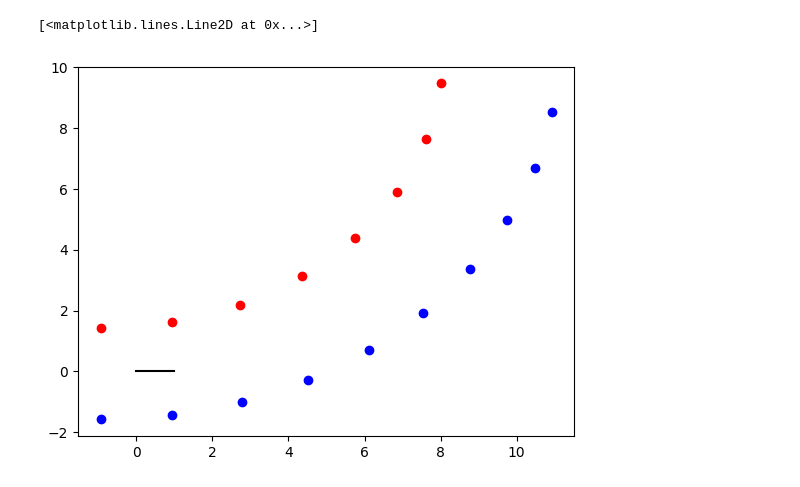
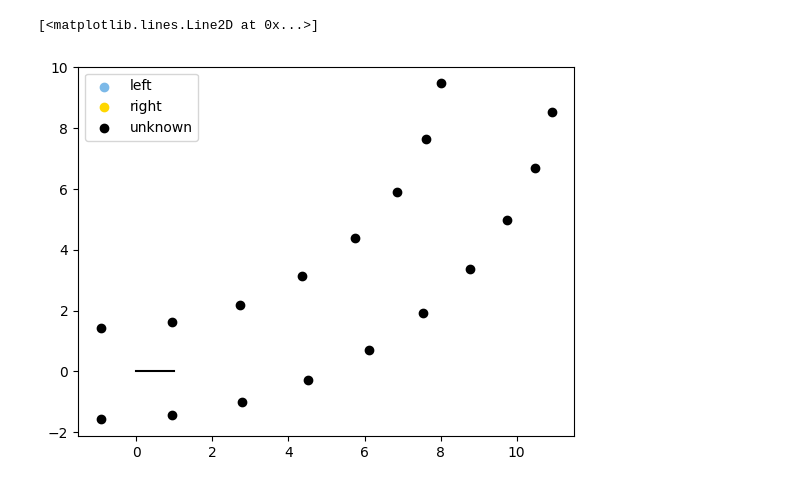
Before and after one commit to papalotis/ft-fsd-path-planning, a Jupyter notebook: fsd_path_planning/demo/simple_application.ipynb, the cells around one changed output. Cells and saved outputs as stored; diff of their text form; code cells hidden in the pictures.

```diff
--- a/fsd_path_planning/demo/simple_application.ipynb
+++ b/fsd_path_planning/demo/simple_application.ipynb
@@ -18,22 +18,37 @@ points_outer -= center
 
 rotated_points_inner = rotate(points_inner, -np.pi / 2)
 rotated_points_outer = rotate(points_outer, -np.pi / 2)
-cones_left = rotated_points_inner
-cones_right = rotated_points_outer
+cones_left_raw = rotated_points_inner
+cones_right_raw = rotated_points_outer
 
-car_position = np.array([0, 0])
-car_direction = np.array([1, 0])
-car_speed = 4
+car_position = np.array([0.0, 0.0])
+car_direction = np.array([1.0, 0.0])
+# %%
+idx_unknown = [3]
+
+mask_is_left = np.ones(len(cones_left_raw), dtype=bool)
+mask_is_left[:] = False
+
+mask_is_right = np.ones(len(cones_right_raw), dtype=bool)
+mask_is_right[:] = False
+
+cones_left = cones_left_raw[mask_is_left]
+cones_right = cones_right_raw[mask_is_right]
+cones_unknown = np.row_stack([cones_left_raw[~mask_is_left], cones_right_raw[~mask_is_right]])
 # %%
 import matplotlib.pyplot as plt
 
-plt.scatter(cones_left[:, 0], cones_left[:, 1], c="r")
-plt.scatter(cones_right[:, 0], cones_right[:, 1], c="b")
+blue_color = "#7CB9E8"
+yellow_color = "gold"
 
+plt.scatter(cones_left[:, 0], cones_left[:, 1], c=blue_color, label="left")
+plt.scatter(cones_right[:, 0], cones_right[:, 1], c=yellow_color, label="right")
+plt.scatter(cones_unknown[:, 0], cones_unknown[:, 1], c="k", label="unknown")
+plt.legend()
 plt.plot([car_position[0], car_position[0] + car_direction[0]], [car_position[1], car_position[1] + car_direction[1]], c="k")
 # %% [output]
 [<matplotlib.lines.Line2D at 0x...>]
-[figure, old version]
+[figure, new version]
 # %%
 from fsd_path_planning import PathPlanner, MissionTypes
 # %%
```
Also changed, not shown: parts of 2 cells of this notebook, 18 other files.
